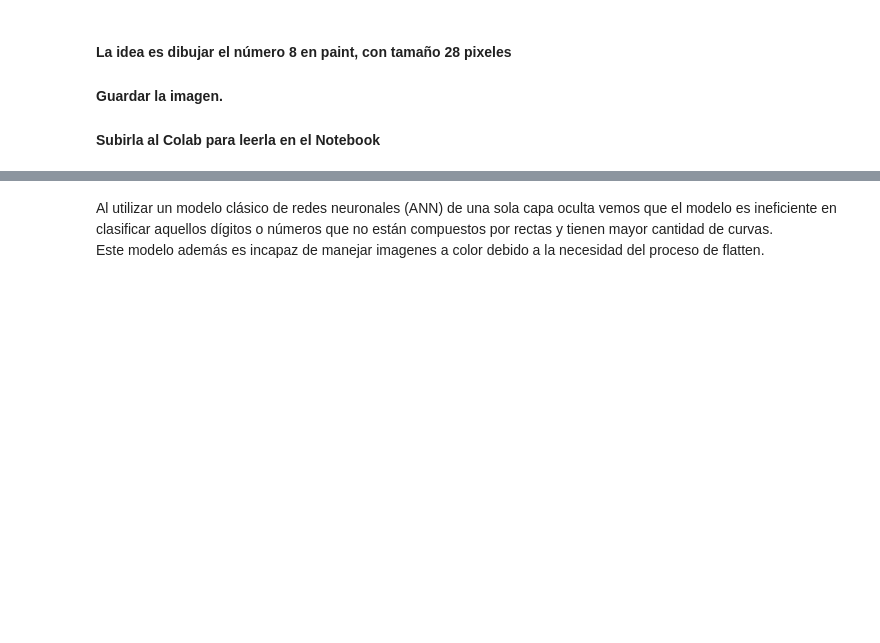
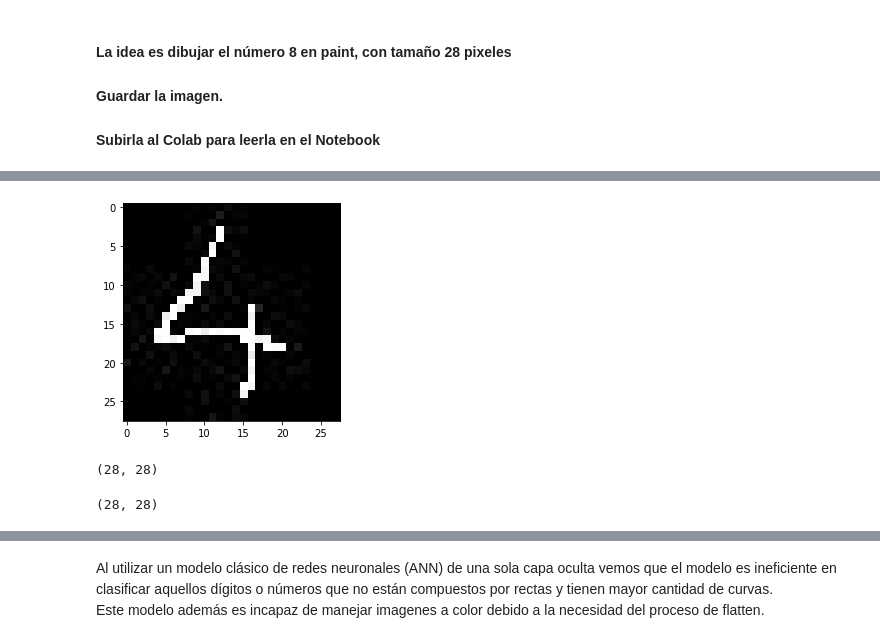
Before and after one commit to InoveAlumnos/redes_profundas_python, a Jupyter notebook: ejemplo_clase/2_mnist_ann.ipynb, the cells around one changed output, grey strips where cells are left out. Saved outputs shown, nothing was run; the diff lists cells and outputs as text; code cells hidden in the pictures; blank space fills up the shorter version.

```diff
--- a/ejemplo_clase/2_mnist_ann.ipynb
+++ b/ejemplo_clase/2_mnist_ann.ipynb
@@ -381,7 +492,28 @@ img1.shape
+# %%
+# Debemos ahora quitar los canales de color para que sea en escala de grises
+def rgb2gray(rgb):
+    return np.dot(rgb[...,:3], [0.2989, 0.5870, 0.1140])
+
+# Se invoca la función
+gray = rgb2gray(img1)
+
+# cmap='gray', variación de colores en grises, indicando los valores máximo y mínimo de la escala de colores.
+plt.imshow(gray, cmap='gray', vmin=0, vmax=255)
+plt.show()
+# %% [output]
+[figure, added]
+# %%
+# Nuestra nueva imagen tiene las siguientes dimensiones
+gray.shape
+# %% [output]
+(28, 28)
 # %%
-#Modificando las dimensiones de la imagen para que sea 28x28
-copi_img = img1[:,:28, :]
+# Modificando las dimensiones de la imagen para que sea 28x28
+# (en caso de que sobre pixeles)
+copi_img = gray[:28,:28]
 copi_img.shape
+# %% [output]
+(28, 28)
 # %%
 # Preprocesar la imagen
 # Normalizar
```
Also changed, not shown: parts of 34 cells of this notebook, 1 other file.
